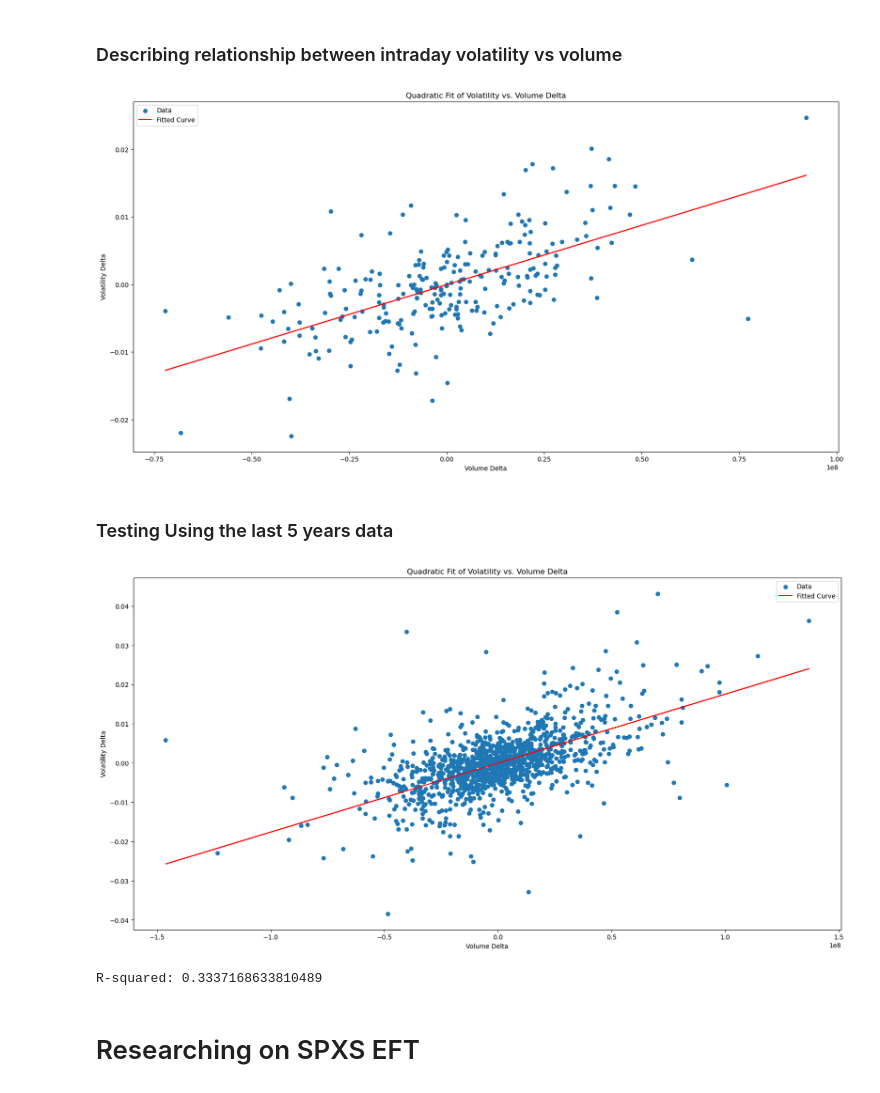
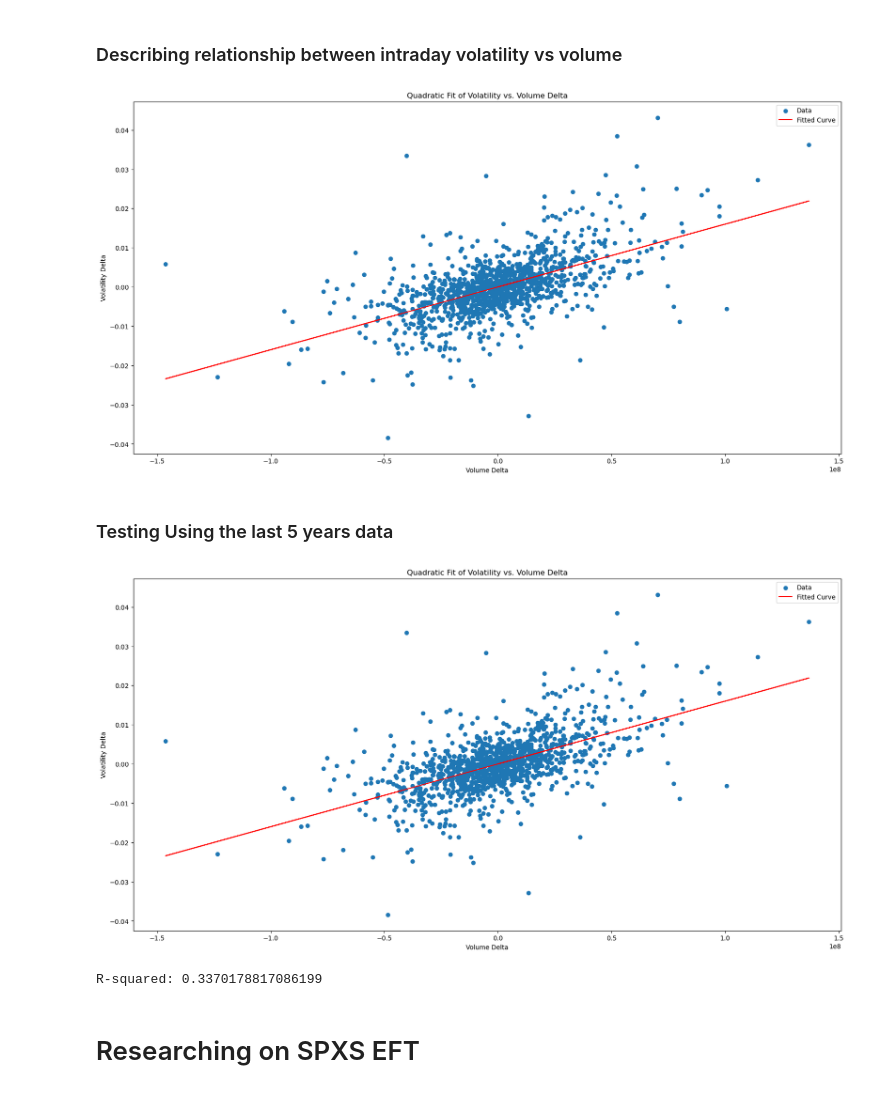
Before and after one commit to ktxdev/AIM-5003, a Jupyter notebook: Midterm Project/2. Code/S_Huvaya_midterm_project.ipynb, the cells around one changed output. Cells and saved outputs as stored; diff of their text form; code cells hidden in the pictures.

```diff
--- a/Midterm Project/2. Code/S_Huvaya_midterm_project.ipynb
+++ b/Midterm Project/2. Code/S_Huvaya_midterm_project.ipynb
@@ -26,29 +26,32 @@ SPY.plot(x='Volume_delta', y='Volatility_delta', style='.')
 # %%
 from scipy.optimize import curve_fit
 
 # Define the linear function
 def linear_function(x, m, b):
     return m * x + b
 
 # Initial coefficients
 initial = [-0.5, -0.25]
 
 # Fit the model to the data
 optimal_params, covariance = curve_fit(linear_function, SPY['Volume_delta'], SPY['Volatility_delta'], p0 = initial)
 
-# Predict intraday volatility using the fitted model
-predicted_volatility = linear_function(SPY['Volume_delta'], *optimal_params)
+def plot_volume_and_volatility_delta_fitted_curve(data):
+    # Predict intraday volatility using the fitted model
+    predicted_volatility = linear_function(data['Volume_delta'], *optimal_params)
 
-# Plot the data and the fitted curve
-plt.scatter(SPY['Volume_delta'], SPY['Volatility_delta'], label='Data')
-plt.plot(SPY['Volume_delta'], predicted_volatility, color='red', label='Fitted Curve')
-plt.xlabel('Volume Delta')
-plt.ylabel('Volatility Delta')
-plt.title('Quadratic Fit of Volatility vs. Volume Delta')
-plt.legend()
-plt.show()
+    # Plot the data and the fitted curve
+    plt.scatter(data['Volume_delta'], data['Volatility_delta'], label='Data')
+    plt.plot(data['Volume_delta'], predicted_volatility, color='red', label='Fitted Curve')
+    plt.xlabel('Volume Delta')
+    plt.ylabel('Volatility Delta')
+    plt.title('Quadratic Fit of Volatility vs. Volume Delta')
+    plt.legend()
+    plt.show()
+
+plot_volume_and_volatility_delta_fitted_curve(SPY)
 # %% [output]
-[figure, old version]
+[figure, new version]
 # %% [markdown]
 ### Testing Using the last 5 years data
 # %%
@@ -56,17 +59,12 @@ SPY = pd.read_csv('https://raw.githubusercontent.com/ktxdev/AIM-5003/main/Midter
 
 calculate_volatility_and_volume_delta(SPY)
 
+plot_volume_and_volatility_delta_fitted_curve(SPY)
+
+optimal_params, covariance = curve_fit(linear_function, SPY['Volume_delta'], SPY['Volatility_delta'], p0 = initial)
+
 # Predict intraday volatility using the fitted model
 predicted_volatility = linear_function(SPY['Volume_delta'], *optimal_params)
-
-# Plot the data and the fitted curve
-plt.scatter(SPY['Volume_delta'], SPY['Volatility_delta'], label='Data')
-plt.plot(SPY['Volume_delta'], predicted_volatility, color='red', label='Fitted Curve')
-plt.xlabel('Volume Delta')
-plt.ylabel('Volatility Delta')
-plt.title('Quadratic Fit of Volatility vs. Volume Delta')
-plt.legend()
-plt.show()
 
 # Using R-squared to test how well the data fits
 residuals = SPY['Volatility_delta'] - predicted_volatility
@@ -75,8 +73,8 @@ sum_squared_total = np.sum((SPY['Volatility_delta'] - np.mean(SPY['Volatility_de
 r_squared = 1 - (sum_squared_residuals / sum_squared_total)
 print("R-squared:", r_squared)
 # %% [output]
-[figure, old version]
+[figure, new version]
-R-squared: 0.3337168633810489
+R-squared: 0.3370178817086199
 # %% [markdown]
 # Researching on SPXS EFT
 # %%
```
Also changed, not shown: parts of 7 cells of this notebook, 1 other file.
